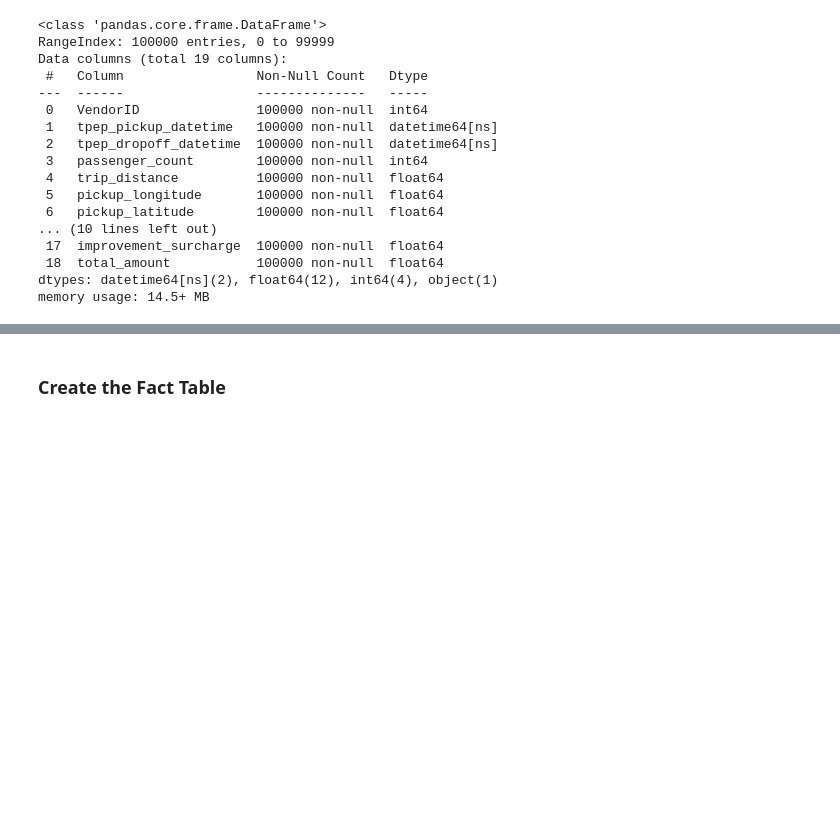
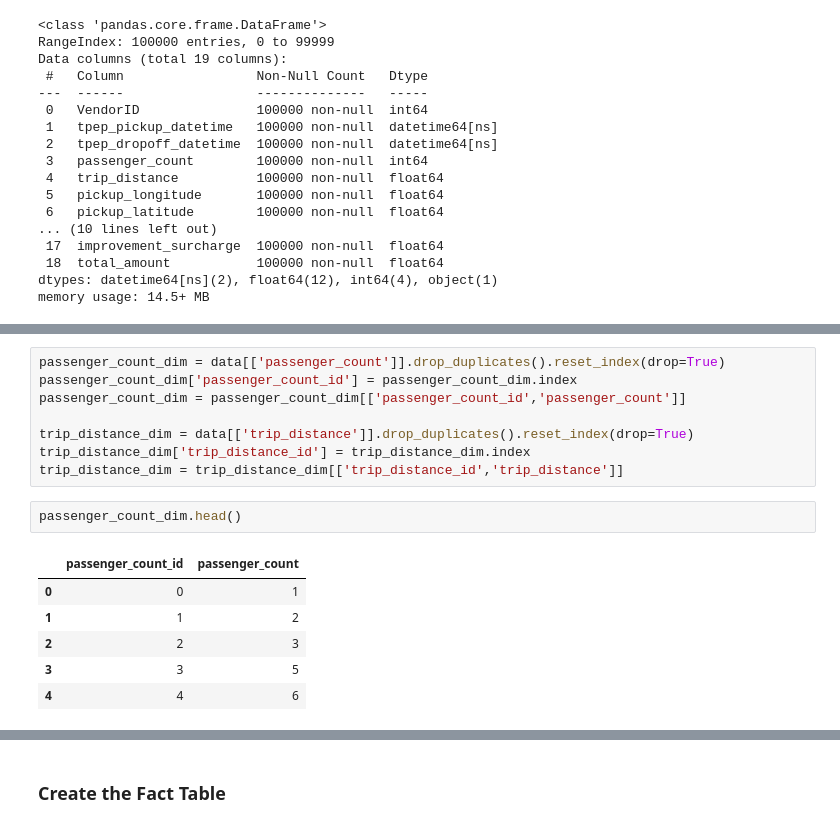
Before and after one commit to mashahin/Data-Engineering, a Jupyter notebook: etl_uber/uber_data_analytics.ipynb, the cells around one changed output, grey strips where cells are left out. Cells and saved outputs as stored; diff of their text form; blank space fills up the shorter version.

```diff
--- a/etl_uber/uber_data_analytics.ipynb
+++ b/etl_uber/uber_data_analytics.ipynb
@@ -82,0 +119,17 @@ memory usage: 14.5+ MB
+# %%
+passenger_count_dim = data[['passenger_count']].drop_duplicates().reset_index(drop=True)
+passenger_count_dim['passenger_count_id'] = passenger_count_dim.index
+passenger_count_dim = passenger_count_dim[['passenger_count_id','passenger_count']]
+
+trip_distance_dim = data[['trip_distance']].drop_duplicates().reset_index(drop=True)
+trip_distance_dim['trip_distance_id'] = trip_distance_dim.index
+trip_distance_dim = trip_distance_dim[['trip_distance_id','trip_distance']]
+# %%
+passenger_count_dim.head()
+# %% [output]
+|  | passenger_count_id | passenger_count |
+| 0 | 0 | 1 |
+| 1 | 1 | 2 |
+| 2 | 2 | 3 |
+| 3 | 3 | 5 |
+| 4 | 4 | 6 |
```
Also changed, not shown: parts of 6 cells of this notebook, 2 other files.
